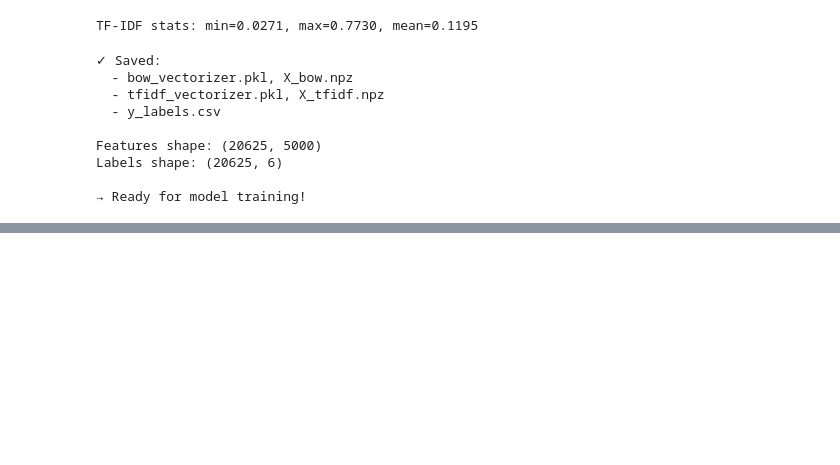
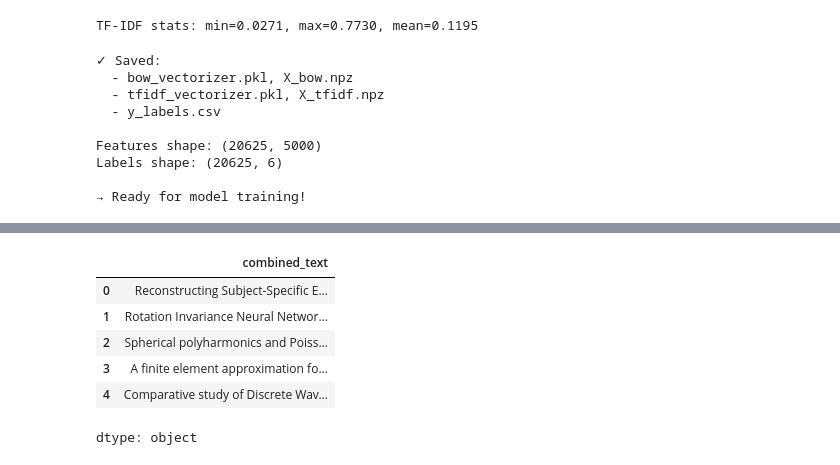
Before and after one commit to phngan05/ML-Assignment, a Jupyter notebook: notebooks/main.ipynb, the cells around one changed output, grey strips where cells are left out. Drawn from its saved outputs; the diff is of its cells as text; code cells hidden in the pictures; blank space fills up the shorter version.

```diff
--- a/notebooks/main.ipynb
+++ b/notebooks/main.ipynb
@@ -851,0 +864,27 @@ Labels shape: (20625, 6)
+# %%
+#lấy lại kết quả EDA để lựa làm giới hạn cho mô hình BERT (xử lí được tối đa 512 từ)
+
+ABSTRACT_MIN_WORDS = 20
+ABSTRACT_MAX_WORDS = 320
+TITLE_MIN_WORDS    = 3
+TITLE_MAX_WORDS    = 20
+
+mask = (
+    (df["ABSTRACT_words"] >= ABSTRACT_MIN_WORDS) &
+    (df["ABSTRACT_words"] <= ABSTRACT_MAX_WORDS) &
+    (df["TITLE_words"]    >= TITLE_MIN_WORDS)    &
+    (df["TITLE_words"]    <= TITLE_MAX_WORDS)
+)
+
+df_bert = df[mask].reset_index(drop=True)
+
+df_bert['combined_text'] = df_bert['TITLE'] + " [SEP] " + df_bert['ABSTRACT']
+df_bert['combined_text'].head()
+# %% [output]
+|  | combined_text |
+| 0 | Reconstructing Subject-Specific E... |
+| 1 | Rotation Invariance Neural Networ... |
+| 2 | Spherical polyharmonics and Poiss... |
+| 3 | A finite element approximation fo... |
+| 4 | Comparative study of Discrete Wav... |
+dtype: object
```
Also changed, not shown: parts of 8 cells of this notebook.
